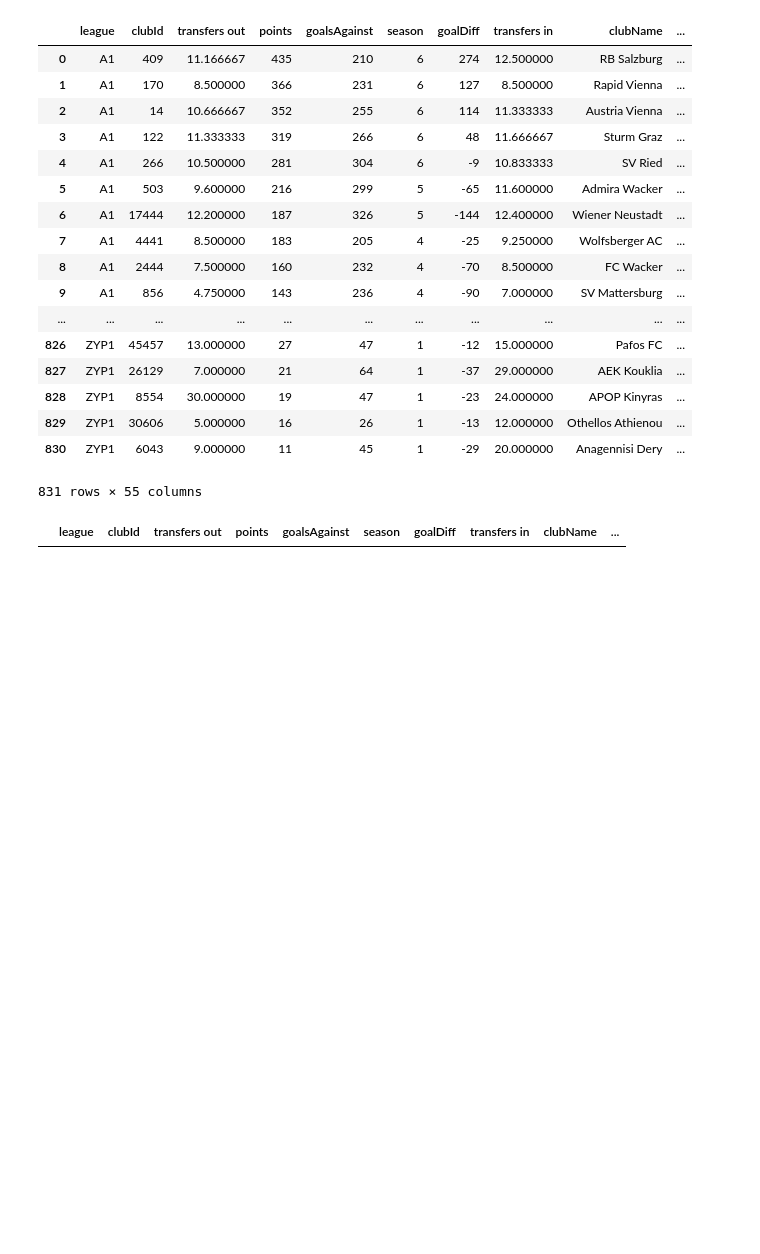
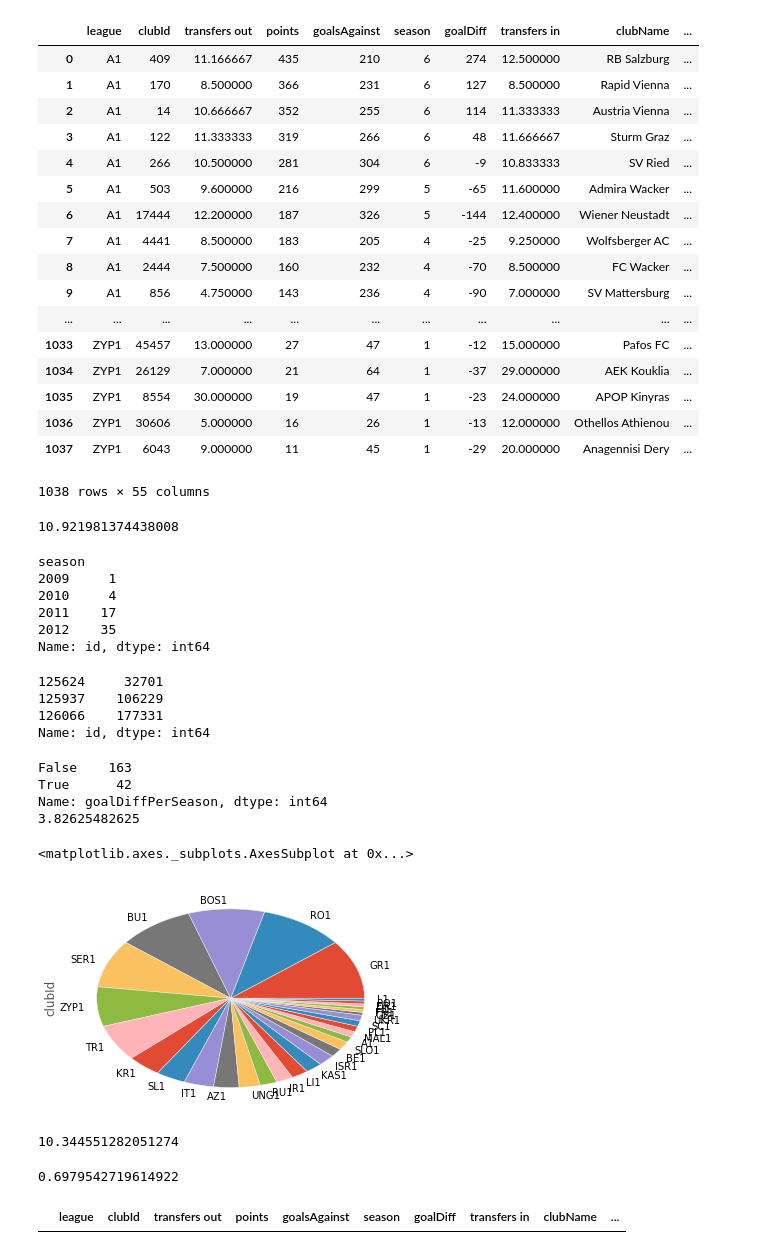
Before and after one commit to kebuhcah/soccer-history, a Jupyter notebook: notebooks/stability_performance.ipynb, the cells around one changed output. Drawn from its saved outputs; the diff is of its cells as text; code cells hidden in the pictures; blank space fills up the shorter version.

```diff
--- a/notebooks/stability_performance.ipynb
+++ b/notebooks/stability_performance.ipynb
@@ -9,4 +1,18 @@ RO1=leagueTables.merge(clubSeasonInOut).groupby('league').apply(topTeams).ix['RO
 # %%
+def transfercount(club):
+    return club
+
+clubSeasonInOut=DataFrame({'transfers out': nonloans.groupby(['fromTeamId','season']).count()['id'],
+    'transfers in':nonloans.groupby(['toTeamId','season']).count()['id']}).fillna(0).reset_index().rename(columns={'level_0':'clubId','level_1':'season'})
+
+def topTeams(league):
+    t= league.groupby('clubId').agg({'points':'sum','clubName':'first','transfers in': 'mean','transfers out': 'mean','goalDiff':'sum','goalsFor':'sum','goalsAgainst':'sum','season':'count','rank': 'mean'}).sort_values('points',ascending=False)
+    t['invRank']=league['rank'].max()-t['rank']
+    t['scaleRank']=t['rank']/league['rank'].max()
+    return t
+
+RO1=leagueTables.merge(clubSeasonInOut).groupby('league').apply(topTeams).ix['RO1']
+
 stabilityVsPerf=leagueTables[leagueTables['season'].between(2010,2015)].merge(clubSeasonInOut).groupby('league').apply(topTeams) #.ix['GR1'].sort_values('goalDiff').plot.scatter(x='transfers in',y='points')
 stabilityVsPerf=stabilityVsPerf.join(nonloans[nonloans['season'].between(2010,2015)].rename(columns={'fromLeague':'league','fromTeamId':'clubId'}).groupby(['league','clubId'])[['duration']].mean())
 stabilityVsPerf=stabilityVsPerf.join(transfers[transfers['season'].between(2010,2015)].rename(columns={'fromLeague':'league','fromTeamId':'clubId'}).groupby(['league','clubId'])[['durationWithLoans']].mean())
@@ -35,12 +41,53 @@ stabilityVsPerf
 | 8 | A1 | 2444 | 7.500000 | 160 | 232 | 4 | -70 | 8.500000 | FC Wacker | ... |
 | 9 | A1 | 856 | 4.750000 | 143 | 236 | 4 | -90 | 7.000000 | SV Mattersburg | ... |
 | ... | ... | ... | ... | ... | ... | ... | ... | ... | ... | ... |
-| 826 | ZYP1 | 45457 | 13.000000 | 27 | 47 | 1 | -12 | 15.000000 | Pafos FC | ... |
-| 827 | ZYP1 | 26129 | 7.000000 | 21 | 64 | 1 | -37 | 29.000000 | AEK Kouklia | ... |
-| 828 | ZYP1 | 8554 | 30.000000 | 19 | 47 | 1 | -23 | 24.000000 | APOP Kinyras | ... |
-| 829 | ZYP1 | 30606 | 5.000000 | 16 | 26 | 1 | -13 | 12.000000 | Othellos Athienou | ... |
-| 830 | ZYP1 | 6043 | 9.000000 | 11 | 45 | 1 | -29 | 20.000000 | Anagennisi Dery | ... |
+| 1033 | ZYP1 | 45457 | 13.000000 | 27 | 47 | 1 | -12 | 15.000000 | Pafos FC | ... |
+| 1034 | ZYP1 | 26129 | 7.000000 | 21 | 64 | 1 | -37 | 29.000000 | AEK Kouklia | ... |
+| 1035 | ZYP1 | 8554 | 30.000000 | 19 | 47 | 1 | -23 | 24.000000 | APOP Kinyras | ... |
+| 1036 | ZYP1 | 30606 | 5.000000 | 16 | 26 | 1 | -13 | 12.000000 | Othellos Athienou | ... |
+| 1037 | ZYP1 | 6043 | 9.000000 | 11 | 45 | 1 | -29 | 20.000000 | Anagennisi Dery | ... |
-831 rows × 55 columns
+1038 rows × 55 columns
+# %%
+stabilityVsPerf['transfers in'].mean()
+# %% [output]
+10.921981374438008
+# %%
+nonloans[(nonloans.toTeamId==34767)].groupby('season')['id'].count()
+# %% [output]
+season
+2009     1
+2010     4
+2011    17
+2012    35
+Name: id, dtype: int64
+# %%
+nonloans[(nonloans.toTeamId==34767)&(nonloans.facebook.notnull())]['id'] #.groupby('season').count()['id']
+# %% [output]
+125624     32701
+125937    106229
+126066    177331
+Name: id, dtype: int64
+# %%
+stabilityVsPerf['goalDiffPerSeason']=stabilityVsPerf.goalDiff/stabilityVsPerf.season
+print stabilityVsPerf[(stabilityVsPerf['transfers in']>15)].goalDiffPerSeason.apply(lambda x:x>0).value_counts()
+print stabilityVsPerf[(stabilityVsPerf['transfers in']>0)].season.mean()
+
+stabilityVsPerf[(stabilityVsPerf['transfers in']>15)].groupby('league').count()['clubId'].sort_values(ascending=False).drop('MLS1').plot.pie() #.sum()
+# %% [output]
+False    163
+True      42
+Name: goalDiffPerSeason, dtype: int64
+3.82625482625
+<matplotlib.axes._subplots.AxesSubplot at 0x...>
+[figure, added]
+# %%
+stabilityVsPerf[(stabilityVsPerf['goalDiff']>-10000)&(stabilityVsPerf.season>5)]['transfers in'].mean()
+# %% [output]
+10.344551282051274
+# %%
+580 /831.
+# %% [output]
+0.6979542719614922
 # %%
 stabilityVsPerf[stabilityVsPerf.Country.isnull()]
 # %% [output]
```
Also changed, not shown: parts of 2 cells of this notebook, 5 other files.
